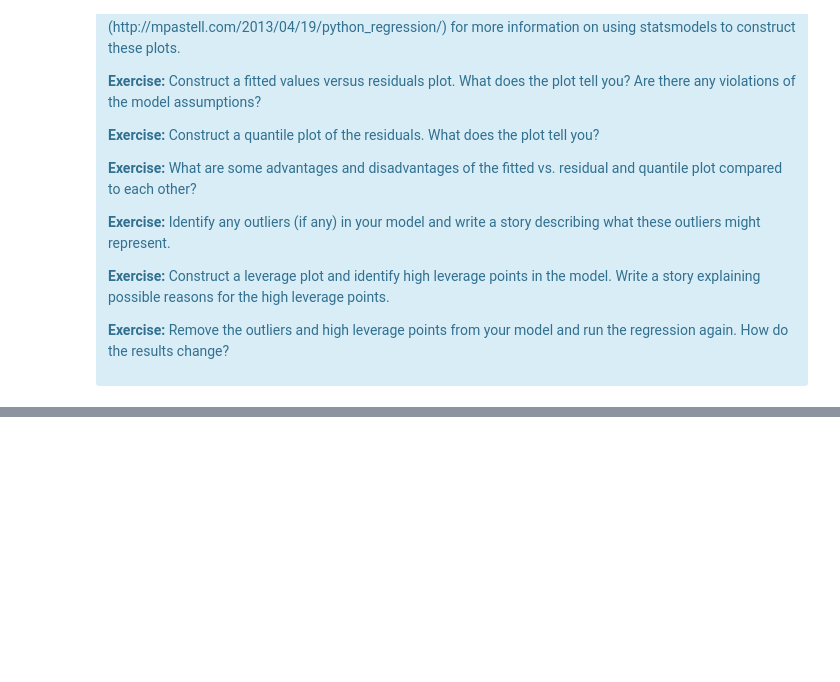
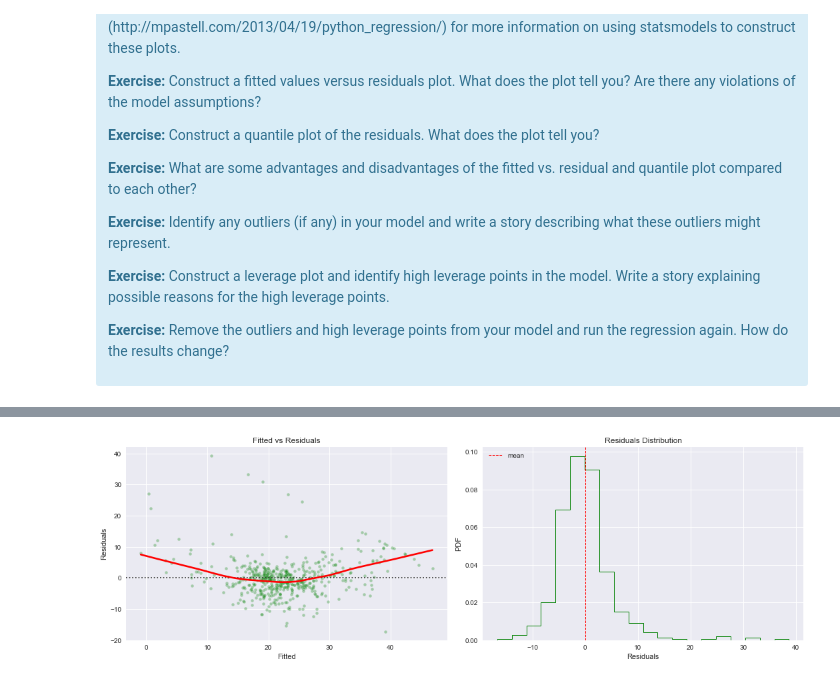
Before and after one commit to karlphillip/DataScience, a Jupyter notebook: Smaller Projects/linear_regression_boston_housing_ml/Mini_Project_Linear_Regression.ipynb, the cells around one changed output, grey strips where cells are left out. Saved outputs shown, nothing was run; the diff lists cells and outputs as text; code cells hidden in the pictures; blank space fills up the shorter version.

Commit message:
Added linear_regression_boston_housing_ml to the repository.

```diff
--- a/Smaller Projects/linear_regression_boston_housing_ml/Mini_Project_Linear_Regression.ipynb
+++ b/Smaller Projects/linear_regression_boston_housing_ml/Mini_Project_Linear_Regression.ipynb
@@ -1170,0 +1178,36 @@ There are some other issues that are important investigate with linear regressio
+# %%
+# karl
+X = bos[ ['CRIM', 'RM', 'PTRATIO'] ]
+y = bos.PRICE.values.reshape(-1, 1)
+
+# Fit the model to the data
+reg = LinearRegression()
+reg.fit(X, y)
+y_pred = reg.predict(X)
+
+# setup plot size
+plt.figure(figsize=(15, 5))
+
+# Plot Fitted vs Residuals
+plt.subplot(1, 2, 1)
+sns.residplot(y_pred.flatten(), bos.PRICE, lowess=True, scatter_kws={'s':20, 'alpha': 0.3}, color='green', line_kws={'color':'red'})
+plt.title('Fitted vs Residuals')
+plt.xlabel('Fitted') # Prediction
+plt.ylabel('Residuals') # Dependent Variable (PRICE)
+
+### Plot residuals PDF
+#residuals = bos.PRICE - y_pred.flatten() # residuals = observed - predicted
+residuals = model.resid
+
+plt.subplot(1, 2, 2)
+plt.hist(residuals, bins=20, normed=True, histtype='step', linewidth=1, color='green')
+plt.axvline(np.mean(residuals), color='r', linestyle='--', linewidth=1, label='mean')
+plt.title('Residuals Distribution')
+plt.xlabel('Residuals')
+plt.ylabel('PDF')
+plt.legend(loc='upper left')
+
+plt.tight_layout()
+plt.show()
+# %% [output]
+[figure, added]
```
Also changed, not shown: parts of 17 cells of this notebook.
